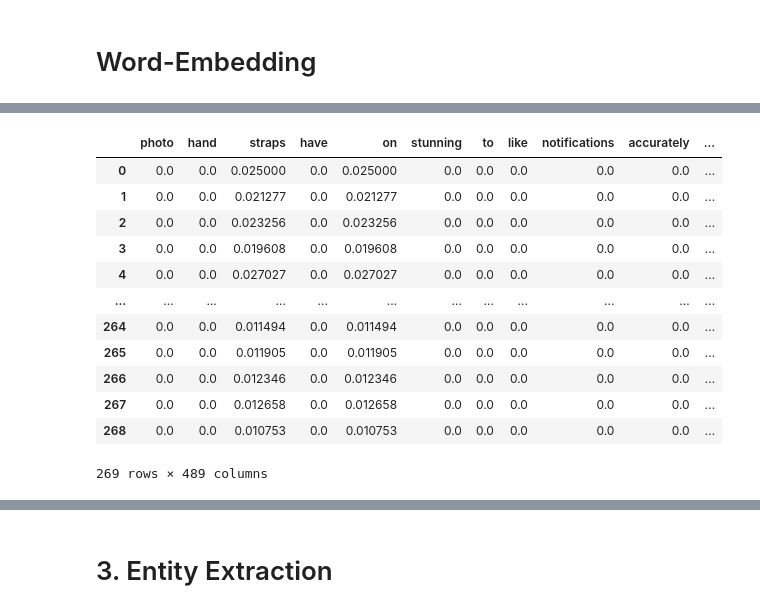
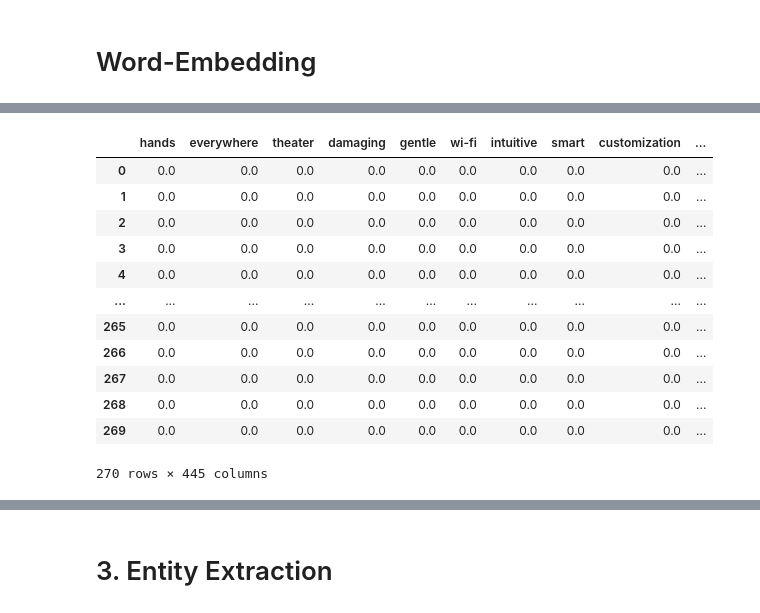
Before and after one commit to williamtheodoruswijaya/NLP-Preprocessing-Data, a Jupyter notebook: Qualification_Case/case_2.ipynb, the cells around one changed output, grey strips where cells are left out. Cells and saved outputs as stored; diff of their text form; code cells hidden in the pictures.

```diff
--- a/Qualification_Case/case_2.ipynb
+++ b/Qualification_Case/case_2.ipynb
@@ -121,17 +112,0 @@ from nltk.corpus import stopwords
-# %%
-# tokenisasi
-total = set()
-for i in range(1, len(sent_corpus)):
-    first_sentence = word_tokenize(sent_corpus[i-1])
-    second_sentence = word_tokenize(sent_corpus[i])
-    total.update(set(first_sentence).union(set(second_sentence)))
-
-# hitung frekuensi kemunculan kata (pake hashmap)
-wordDict = []
-for i in range(1, len(sent_corpus)):
-    wordDict_temp = dict.fromkeys(total, 0)
-    for word in first_sentence:
-        wordDict_temp[word] += 1
-    wordDict.append(wordDict_temp)
-
-pd.DataFrame(wordDict)
@@ -151,0 +115,2 @@ pd.DataFrame(wordDict)
+# %%
+corpus = open("positive.txt", "r").read() # ini ceritanya bakal jadi corpus
@@ -151,0 +169,13 @@ pd.DataFrame(wordDict)
+# %%
+import pandas as pd
+import sklearn as sk
+import math
+
+# Menghitung frekuensi kemunculan kata
+wordDict = [] # list of dictionary
+for i in range(len(tokens)):
+    wordDict.append(dict.fromkeys(total, 0))
+    for word in tokens[i]:
+        wordDict[i][word] += 1
+
+pd.DataFrame(wordDict)
@@ -152,31 +196,30 @@ pd.DataFrame(wordDict)
 # %%
 def computeTF(wordDict, doc):
     tfDict = {}
     corpusCount = len(doc)
     for word, count in wordDict.items():
         tfDict[word] = count / float(corpusCount)
     return tfDict
 
-tf_data = []
-for i in range(len(wordDict)):
-    tf_data.append(computeTF(wordDict[i], sent_corpus[i]))
+tf = []
+for i in range(len(tokens)):
+    tf.append(computeTF(wordDict[i], tokens[i]))
 
-tf = pd.DataFrame(tf_data)
-tf
+pd.DataFrame(tf)
 # %% [output]
-|  | photo | hand | straps | have | on | stunning | to | like | notifications | accurately | ... |
-| 0 | 0.0 | 0.0 | 0.025000 | 0.0 | 0.025000 | 0.0 | 0.0 | 0.0 | 0.0 | 0.0 | ... |
-| 1 | 0.0 | 0.0 | 0.021277 | 0.0 | 0.021277 | 0.0 | 0.0 | 0.0 | 0.0 | 0.0 | ... |
-| 2 | 0.0 | 0.0 | 0.023256 | 0.0 | 0.023256 | 0.0 | 0.0 | 0.0 | 0.0 | 0.0 | ... |
-| 3 | 0.0 | 0.0 | 0.019608 | 0.0 | 0.019608 | 0.0 | 0.0 | 0.0 | 0.0 | 0.0 | ... |
-| 4 | 0.0 | 0.0 | 0.027027 | 0.0 | 0.027027 | 0.0 | 0.0 | 0.0 | 0.0 | 0.0 | ... |
-| ... | ... | ... | ... | ... | ... | ... | ... | ... | ... | ... | ... |
-| 264 | 0.0 | 0.0 | 0.011494 | 0.0 | 0.011494 | 0.0 | 0.0 | 0.0 | 0.0 | 0.0 | ... |
-| 265 | 0.0 | 0.0 | 0.011905 | 0.0 | 0.011905 | 0.0 | 0.0 | 0.0 | 0.0 | 0.0 | ... |
-| 266 | 0.0 | 0.0 | 0.012346 | 0.0 | 0.012346 | 0.0 | 0.0 | 0.0 | 0.0 | 0.0 | ... |
-| 267 | 0.0 | 0.0 | 0.012658 | 0.0 | 0.012658 | 0.0 | 0.0 | 0.0 | 0.0 | 0.0 | ... |
-| 268 | 0.0 | 0.0 | 0.010753 | 0.0 | 0.010753 | 0.0 | 0.0 | 0.0 | 0.0 | 0.0 | ... |
+|  | hands | everywhere | theater | damaging | gentle | wi-fi | intuitive | smart | customization | ... |
+| 0 | 0.0 | 0.0 | 0.0 | 0.0 | 0.0 | 0.0 | 0.0 | 0.0 | 0.0 | ... |
+| 1 | 0.0 | 0.0 | 0.0 | 0.0 | 0.0 | 0.0 | 0.0 | 0.0 | 0.0 | ... |
+| 2 | 0.0 | 0.0 | 0.0 | 0.0 | 0.0 | 0.0 | 0.0 | 0.0 | 0.0 | ... |
+| 3 | 0.0 | 0.0 | 0.0 | 0.0 | 0.0 | 0.0 | 0.0 | 0.0 | 0.0 | ... |
+| 4 | 0.0 | 0.0 | 0.0 | 0.0 | 0.0 | 0.0 | 0.0 | 0.0 | 0.0 | ... |
+| ... | ... | ... | ... | ... | ... | ... | ... | ... | ... | ... |
+| 265 | 0.0 | 0.0 | 0.0 | 0.0 | 0.0 | 0.0 | 0.0 | 0.0 | 0.0 | ... |
+| 266 | 0.0 | 0.0 | 0.0 | 0.0 | 0.0 | 0.0 | 0.0 | 0.0 | 0.0 | ... |
+| 267 | 0.0 | 0.0 | 0.0 | 0.0 | 0.0 | 0.0 | 0.0 | 0.0 | 0.0 | ... |
+| 268 | 0.0 | 0.0 | 0.0 | 0.0 | 0.0 | 0.0 | 0.0 | 0.0 | 0.0 | ... |
+| 269 | 0.0 | 0.0 | 0.0 | 0.0 | 0.0 | 0.0 | 0.0 | 0.0 | 0.0 | ... |
-269 rows × 489 columns
+270 rows × 445 columns
 # %%
 def computeIDF(docList):
     idfDict = {}
```
Also changed, not shown: parts of 14 cells of this notebook, 3 other files.
